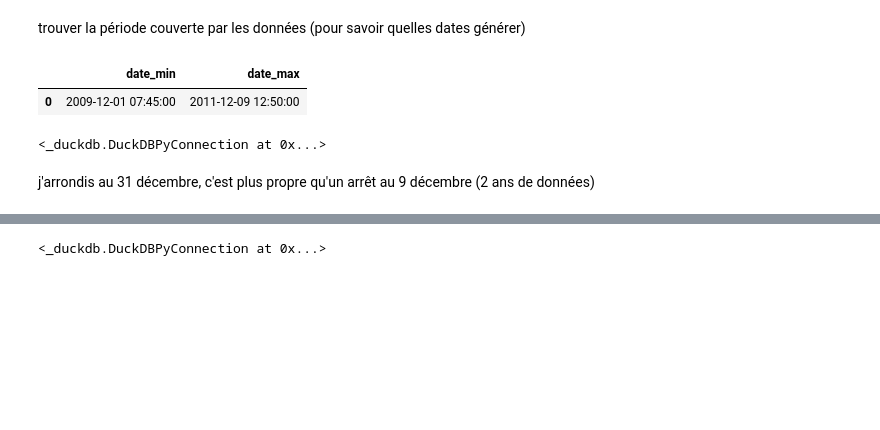
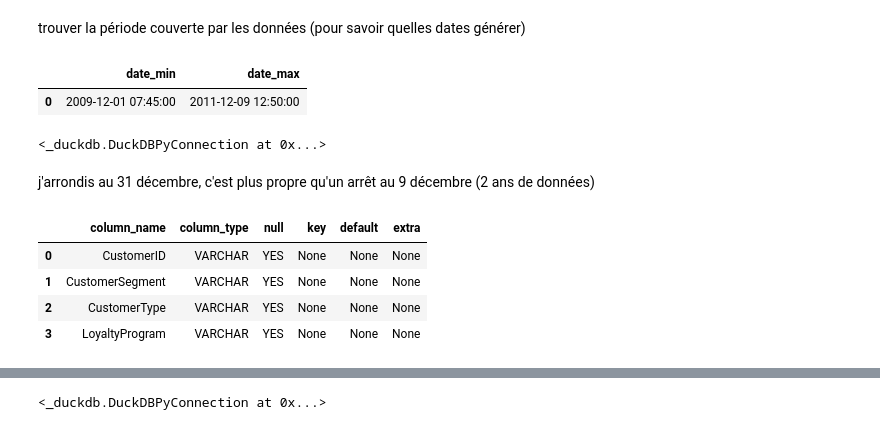
Before and after one commit to clawyunkai/Brief-15_retailcorps_Marketing, a Jupyter notebook: Alison_Client_géographie.ipynb, the cells around one changed output, grey strips where cells are left out. Saved outputs shown, nothing was run; the diff lists cells and outputs as text; code cells hidden in the pictures; blank space fills up the shorter version.

```diff
--- a/Alison_Client_géographie.ipynb
+++ b/Alison_Client_géographie.ipynb
@@ -370,3 +438,11 @@ con.execute("""
 <_duckdb.DuckDBPyConnection at 0x...>
 # %% [markdown]
 j'arrondis au 31 décembre, c'est plus propre qu'un arrêt au 9 décembre (2 ans de données)
+# %%
+con.execute("DESCRIBE dim_client").df()
+# %% [output]
+|  | column_name | column_type | null | key | default | extra |
+| 0 | CustomerID | VARCHAR | YES | None | None | None |
+| 1 | CustomerSegment | VARCHAR | YES | None | None | None |
+| 2 | CustomerType | VARCHAR | YES | None | None | None |
+| 3 | LoyaltyProgram | VARCHAR | YES | None | None | None |
```
Also changed, not shown: parts of 15 cells of this notebook, 3 other files.
